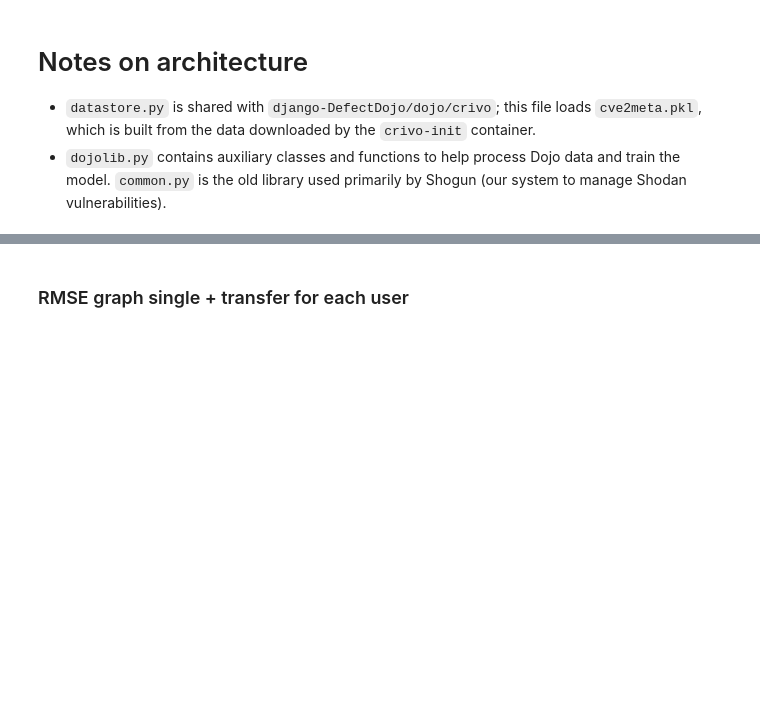
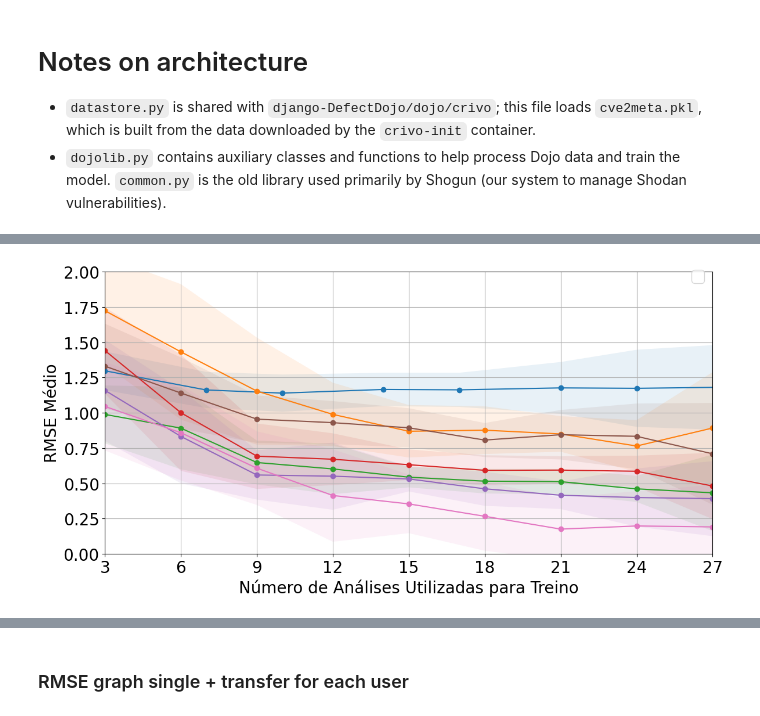
Before and after one commit to TopologyMapping/network-security, a Jupyter notebook: vulnrank/model_handling_dojo.ipynb, the cells around one changed output, grey strips where cells are left out. Cells and saved outputs as stored; diff of their text form; code cells hidden in the pictures; blank space fills up the shorter version.

```diff
--- a/vulnrank/model_handling_dojo.ipynb
+++ b/vulnrank/model_handling_dojo.ipynb
@@ -169,29 +224,48 @@ def process_user(user, df: pd.DataFrame):
 # %%
 exp_outdir = GRAPHS_OUTDIR / "class"
 os.makedirs(exp_outdir, exist_ok=True)
 
-num_features, num_rankings = dojolib.load_features_rankings(DATADIR, "joined_class", ds)
-num_df = dojolib.get_merged_df(num_features, num_rankings)
-users = list(i for i in num_df["email"].unique())
+class_features, class_rankings = dojolib.load_features_rankings(DATADIR, "joined_class", ds)
+class_df = dojolib.get_merged_df(class_features, class_rankings)
+users = list(i for i in class_df["email"].unique())
 
-num_user2data = {}
+class_user2data = {}
 for user in users:
-    user, trainsz2rmses_single, trainsz2rmses_xfer, feat2imps_single = process_user(user, num_df)
-    num_user2data[user] = (trainsz2rmses_single, trainsz2rmses_xfer, feat2imps_single)
-    with open(exp_outdir/f"user2data_{user}.pickle", "wb") as fd:
-        pickle.dump((trainsz2rmses_single, trainsz2rmses_xfer, feat2imps_single), fd)
+    user_pickle_fp = exp_outdir/f"user2data_{user}.pickle"
+    if user_pickle_fp.exists():
+        with open(user_pickle_fp, "rb") as fd:
+            (trainsz2rmses_single, trainsz2rmses_xfer, feat2imps_single) = pickle.load(fd)
+            class_user2data[user] = (trainsz2rmses_single, trainsz2rmses_xfer, feat2imps_single)
+    else:
+        (
+            user,
+            trainsz2rmses_single,
+            trainsz2rmses_xfer,
+            feat2imps_single,
+        ) = process_user(user, class_df)
+        class_user2data[user] = (trainsz2rmses_single, trainsz2rmses_xfer, feat2imps_single)
+        with open(user_pickle_fp, "wb") as fd:
+            pickle.dump((trainsz2rmses_single, trainsz2rmses_xfer, feat2imps_single), fd)
     # trainsz2rmses_single, trainsz2rmses_xfer, feat2imps_single = num_user2data[user]
-    rmse_single_transfer(
-        trainsz2rmses_single,
-        trainsz2rmses_xfer,
-        exp_outdir,
-        f"rmse_user_{user}",
-    )
-    plot_feat_importance(
-        feat2imps_single,
-        exp_outdir,
-        f"feat_importance_user_{user}",
-    )
+    # rmse_single_transfer(
+    #     trainsz2rmses_single,
+    #     trainsz2rmses_xfer,
+    #     exp_outdir,
+    #     f"rmse_user_{user}",
+    # )
+    # plot_feat_importance(
+    #     feat2imps_single,
+    #     exp_outdir,
+    #     f"feat_importance_user_{user}",
+    # )
+
+rmse_all_users(
+    class_user2data,
+    exp_outdir,
+    f"rmse_all_users",
+)
+# %% [output]
+[figure, added]
 # %%
 exp_outdir = GRAPHS_OUTDIR/"crivo_num"
 os.makedirs(exp_outdir, exist_ok=True)
```
Also changed, not shown: parts of 9 cells of this notebook.
